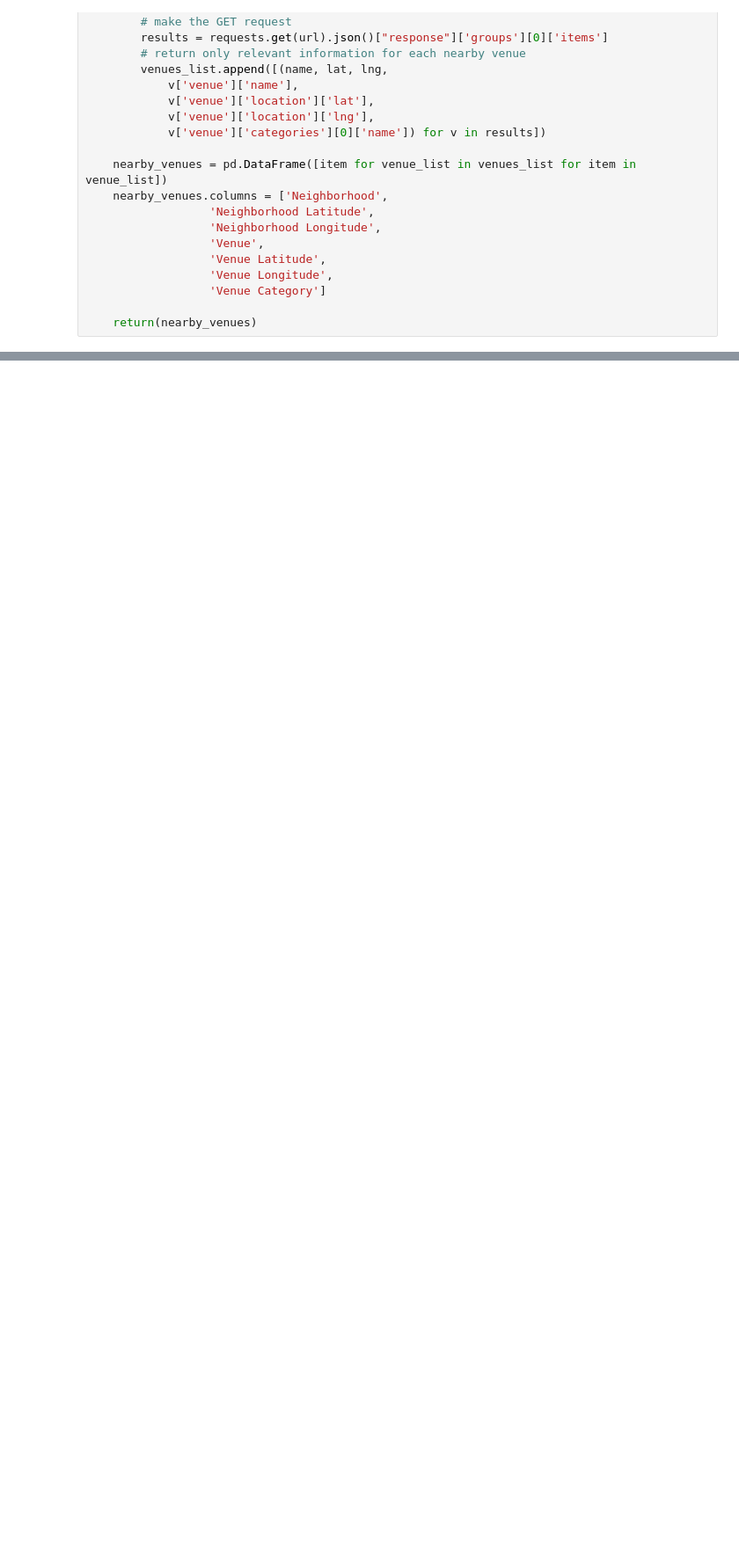
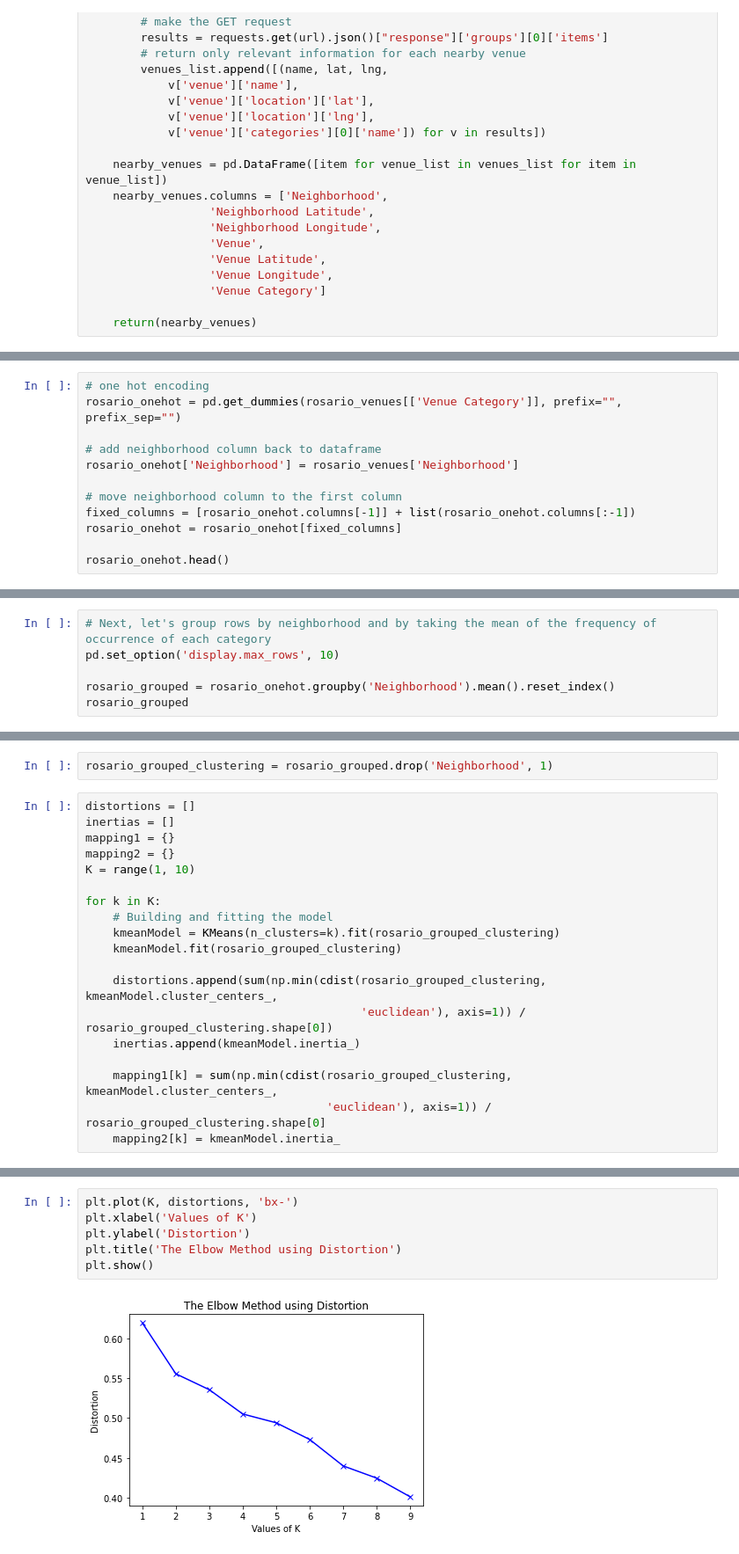
Before and after one commit to alinasansevich/Coursera_Capstone, a Jupyter notebook: Clustering-Neighborhoods-in-Rosario.ipynb, the cells around one changed output, grey strips where cells are left out. Shown: that part at 88% size. Drawn from its saved outputs; the diff is of its cells as text; blank space fills up the shorter version.

```diff
--- a/Clustering-Neighborhoods-in-Rosario.ipynb
+++ b/Clustering-Neighborhoods-in-Rosario.ipynb
@@ -342,0 +509,12 @@ rosario_venues.head()
+# %%
+# one hot encoding
+rosario_onehot = pd.get_dummies(rosario_venues[['Venue Category']], prefix="", prefix_sep="")
+
+# add neighborhood column back to dataframe
+rosario_onehot['Neighborhood'] = rosario_venues['Neighborhood']
+
+# move neighborhood column to the first column
+fixed_columns = [rosario_onehot.columns[-1]] + list(rosario_onehot.columns[:-1])
+rosario_onehot = rosario_onehot[fixed_columns]
+
+rosario_onehot.head()
@@ -342,0 +535,6 @@ rosario_venues.head()
+# %%
+# Next, let's group rows by neighborhood and by taking the mean of the frequency of occurrence of each category
+pd.set_option('display.max_rows', 10)
+
+rosario_grouped = rosario_onehot.groupby('Neighborhood').mean().reset_index()
+rosario_grouped
@@ -342,0 +653,21 @@ rosario_venues.head()
+# %%
+rosario_grouped_clustering = rosario_grouped.drop('Neighborhood', 1)
+# %%
+distortions = []
+inertias = []
+mapping1 = {}
+mapping2 = {}
+K = range(1, 10)
+
+for k in K:
+    # Building and fitting the model
+    kmeanModel = KMeans(n_clusters=k).fit(rosario_grouped_clustering)
+    kmeanModel.fit(rosario_grouped_clustering)
+
+    distortions.append(sum(np.min(cdist(rosario_grouped_clustering, kmeanModel.cluster_centers_,
+                                        'euclidean'), axis=1)) / rosario_grouped_clustering.shape[0])
+    inertias.append(kmeanModel.inertia_)
+
+    mapping1[k] = sum(np.min(cdist(rosario_grouped_clustering, kmeanModel.cluster_centers_,
+                                   'euclidean'), axis=1)) / rosario_grouped_clustering.shape[0]
+    mapping2[k] = kmeanModel.inertia_
@@ -342,0 +690,8 @@ rosario_venues.head()
+# %%
+plt.plot(K, distortions, 'bx-')
+plt.xlabel('Values of K')
+plt.ylabel('Distortion')
+plt.title('The Elbow Method using Distortion')
+plt.show()
+# %% [output]
+[figure, added]
```
Also changed, not shown: parts of 56 cells of this notebook.
